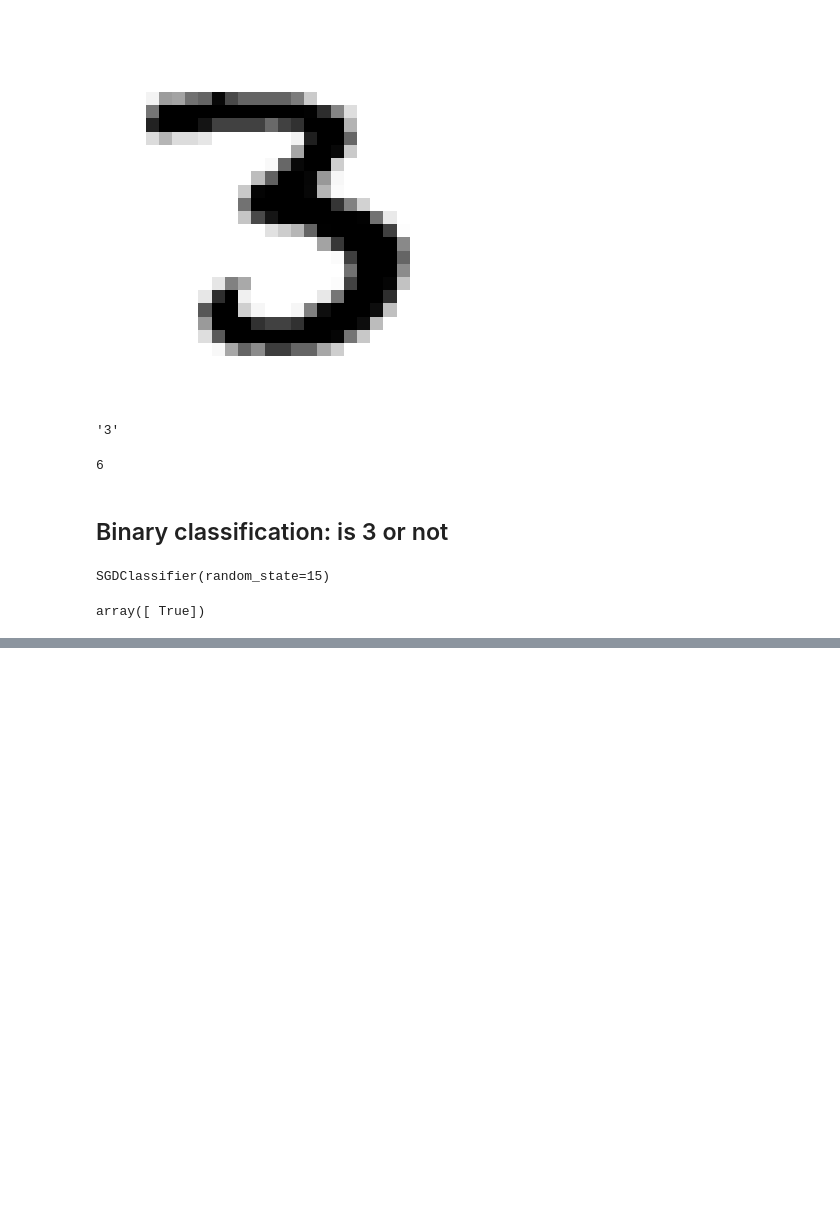
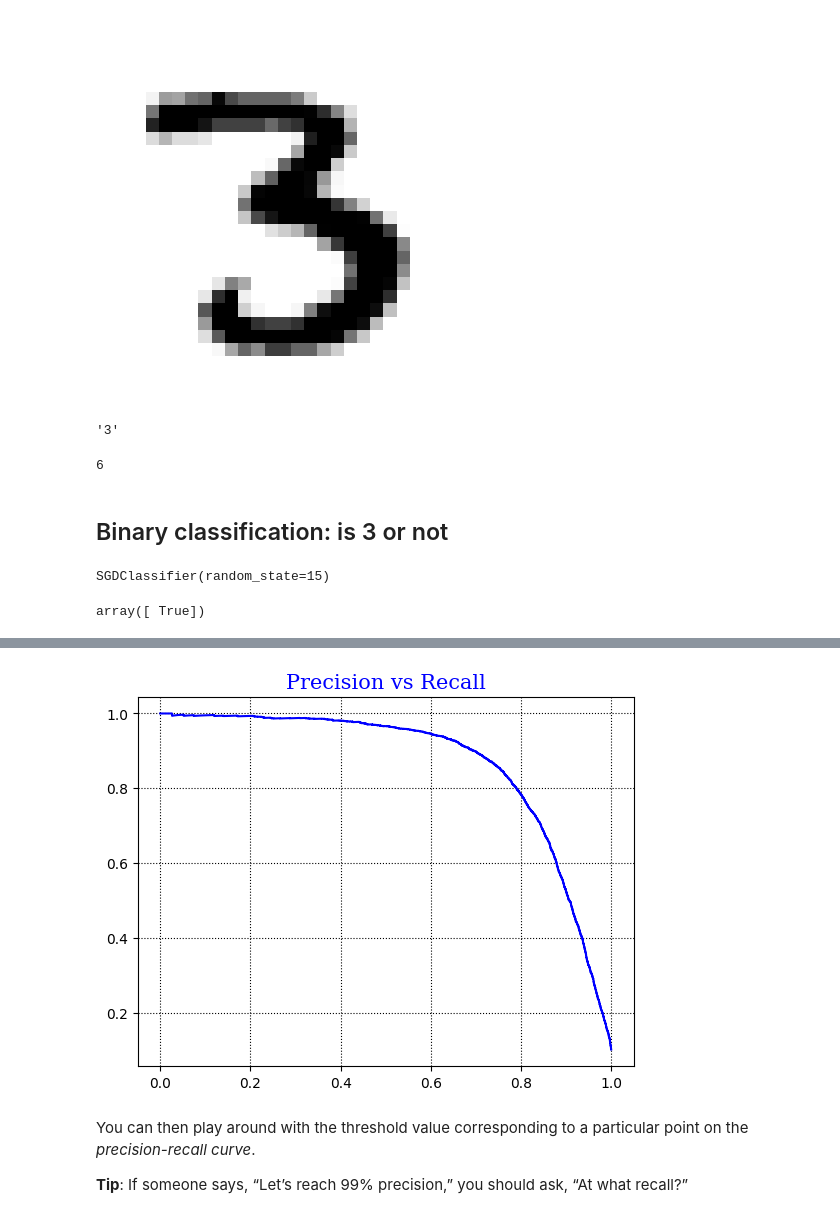
Before and after one commit to Anup710/calm-notebooks, a Jupyter notebook: MNIST/core.ipynb, the cells around one changed output, grey strips where cells are left out. Saved outputs shown, nothing was run; the diff lists cells and outputs as text; code cells hidden in the pictures; blank space fills up the shorter version.

```diff
--- a/MNIST/core.ipynb
+++ b/MNIST/core.ipynb
@@ -100,0 +177,10 @@ array([ True])
+# %%
+plt.plot(recall, precision, 'b-')
+plt.title('Precision vs Recall', fontdict=font1)
+plt.grid(visible =True, axis = 'both', linestyle = ':', color = 'black')
+# %% [output]
+[figure, added]
+# %% [markdown]
+You can then play around with the threshold value corresponding to a particular point on the *precision-recall curve*.
+
+__Tip__: If someone says, “Let’s reach 99% precision,” you should ask, “At what recall?”
```
Also changed, not shown: parts of 35 cells of this notebook, 2 other files.
